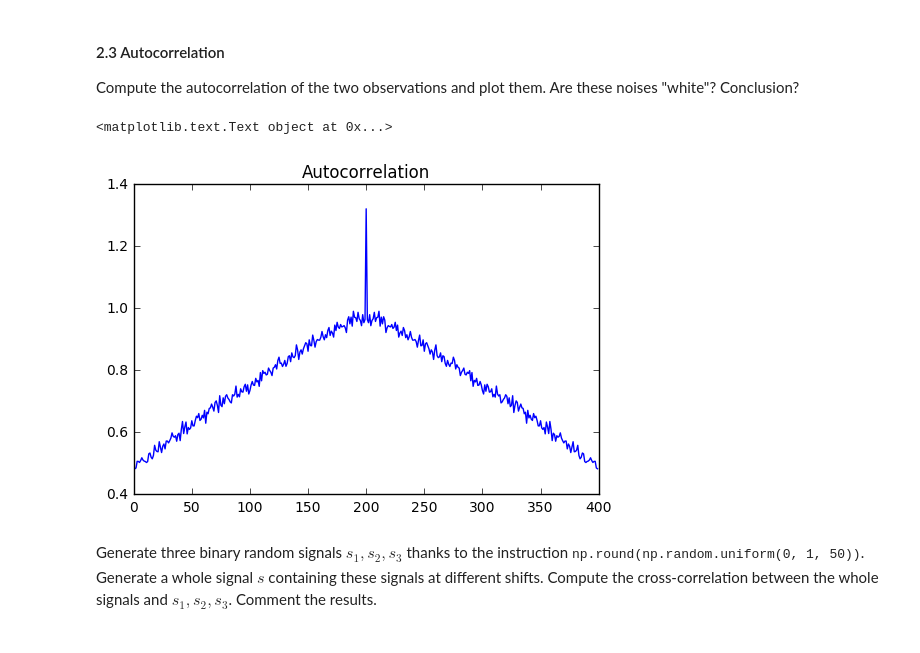
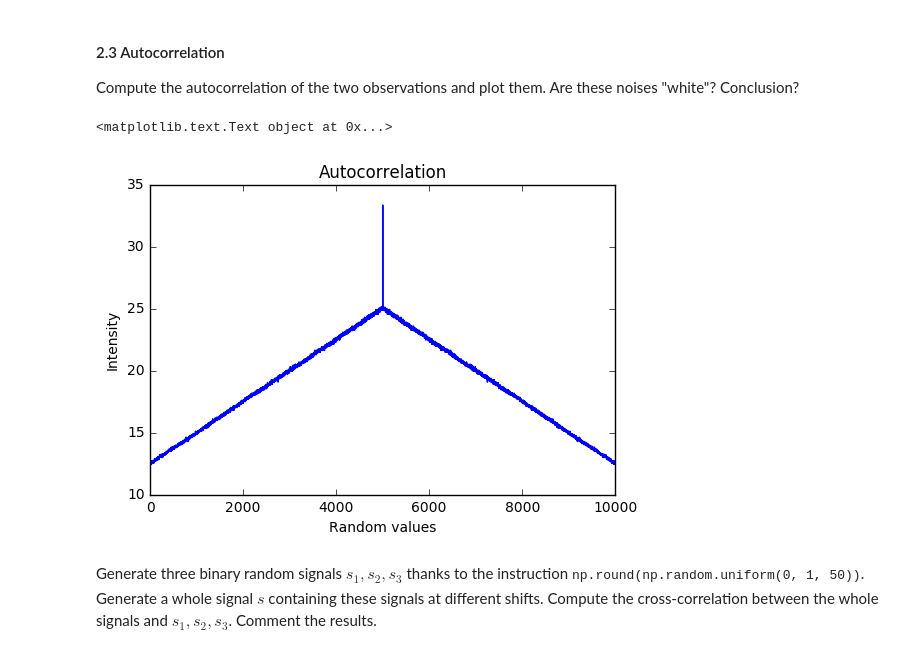
Before and after one commit to Ivan-Mikhailov/DSP-TP-1617, a Jupyter notebook: Lab1/python/Lab1.ipynb, the cells around one changed output. Drawn from its saved outputs; the diff is of its cells as text; code cells hidden in the pictures.

```diff
--- a/Lab1/python/Lab1.ipynb
+++ b/Lab1/python/Lab1.ipynb
@@ -260,7 +265,7 @@ plt.title('Gaussian Noise 10000')
 Same question with the uniform law of the random process ${\cal U}$ and an observation $x_u$.
 # %%
 # Define the number of samples to draw
-mu,sigma, N= 0, 0.1, 400
+mu,sigma, N= 0, 0.1, 10000
 
 grandom=np.random.uniform(mu,sigma, (N, ))
 
@@ -273,5 +278,7 @@ plt.plot(bins,distri, color='b')
 
 
 plt.title('Uniform distribution')
+plt.xlabel(r'Random values')
+plt.ylabel(r'Intensity')
 # %% [output]
 <matplotlib.text.Text object at 0x...>
@@ -282,15 +289,21 @@ Compute the autocorrelation of the two observations and plot them. Are these noi
 # %%
 # Compute the autocorrelation of Gaussian observations
 ## np.correlate(...)
 autoc=np.correlate(grandom,grandom,mode="same")
 
 plt.figure()
 plt.plot(autoc)
 
 plt.title('Autocorrelation')
+
+plt.xlabel(r'Random values')
+plt.ylabel(r'Intensity')
+
+#The first one is a white noise due to finite variance and having approximately zero mean.
+#The second one doesn't satisfy these conditions. Therefore, it's not a white noise.
 # %% [output]
 <matplotlib.text.Text object at 0x...>
-[figure, old version]
+[figure, new version]
 # %% [markdown]
 Generate three binary random signals $s_1, s_2, s_3$ thanks to the instruction <tt>np.round(np.random.uniform(0, 1, 50))</tt>. Generate a whole signal $s$ containing these signals at different shifts. Compute the cross-correlation between the whole signals and $s_1, s_2, s_3$. Comment the results.
 # %%
```
Also changed, not shown: parts of 6 cells of this notebook.
